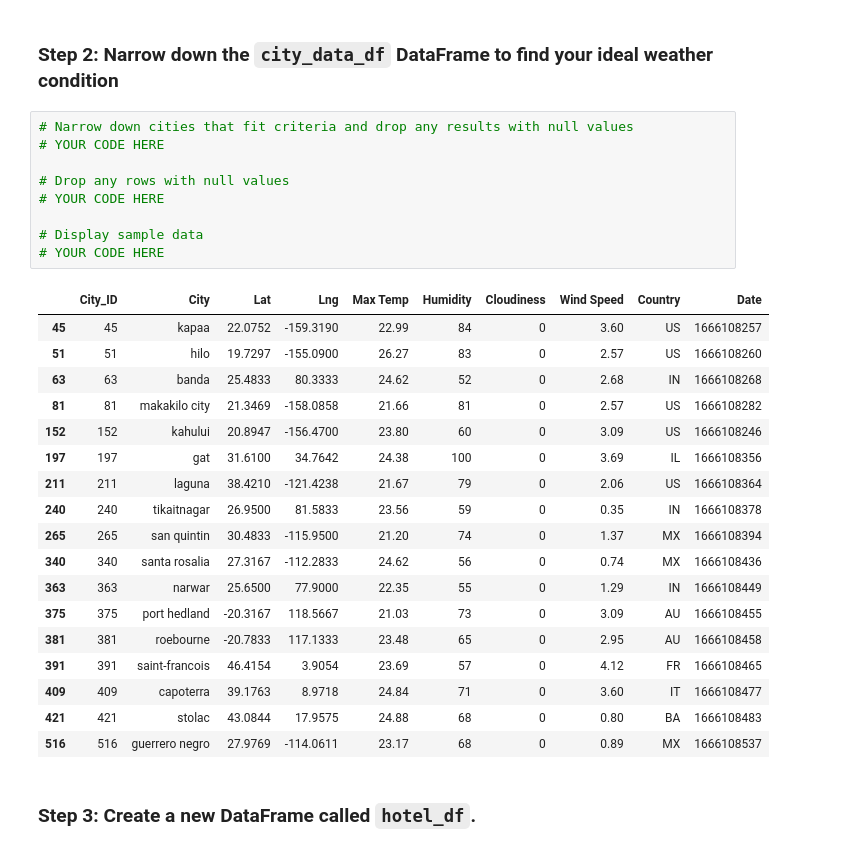
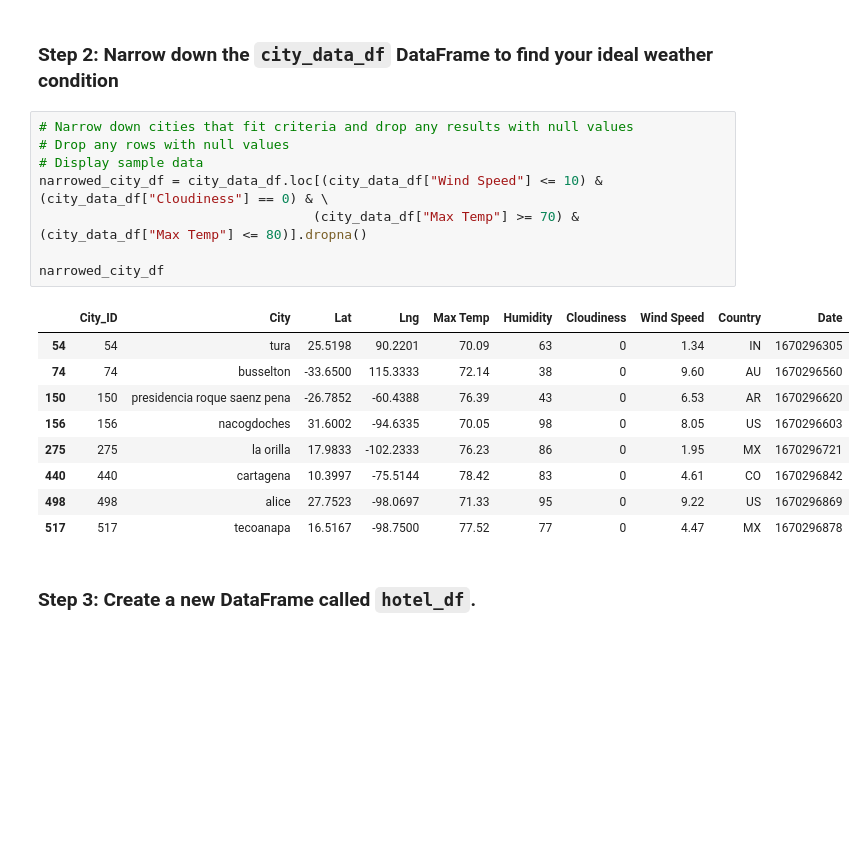
Before and after one commit to guptga/python-api-challenge, a Jupyter notebook: VacationPy.ipynb, the cells around one changed output. Drawn from its saved outputs; the diff is of its cells as text; blank space fills up the shorter version.

```diff
--- a/VacationPy.ipynb
+++ b/VacationPy.ipynb
@@ -52,32 +57,22 @@ NameError: name 'geoapify' is not defined
 ### Step 2: Narrow down the `city_data_df` DataFrame to find your ideal weather condition
 # %%
 # Narrow down cities that fit criteria and drop any results with null values
-# YOUR CODE HERE
+# Drop any rows with null values
+# Display sample data
+narrowed_city_df = city_data_df.loc[(city_data_df["Wind Speed"] <= 10) & (city_data_df["Cloudiness"] == 0) & \
+                                   (city_data_df["Max Temp"] >= 70) & (city_data_df["Max Temp"] <= 80)].dropna()
 
-# Drop any rows with null values
-# YOUR CODE HERE
-
-# Display sample data
-# YOUR CODE HERE
+narrowed_city_df
 # %% [output]
 |  | City_ID | City | Lat | Lng | Max Temp | Humidity | Cloudiness | Wind Speed | Country | Date |
-| 45 | 45 | kapaa | 22.0752 | -159.3190 | 22.99 | 84 | 0 | 3.60 | US | 1666108257 |
-| 51 | 51 | hilo | 19.7297 | -155.0900 | 26.27 | 83 | 0 | 2.57 | US | 1666108260 |
-| 63 | 63 | banda | 25.4833 | 80.3333 | 24.62 | 52 | 0 | 2.68 | IN | 1666108268 |
-| 81 | 81 | makakilo city | 21.3469 | -158.0858 | 21.66 | 81 | 0 | 2.57 | US | 1666108282 |
-| 152 | 152 | kahului | 20.8947 | -156.4700 | 23.80 | 60 | 0 | 3.09 | US | 1666108246 |
-| 197 | 197 | gat | 31.6100 | 34.7642 | 24.38 | 100 | 0 | 3.69 | IL | 1666108356 |
-| 211 | 211 | laguna | 38.4210 | -121.4238 | 21.67 | 79 | 0 | 2.06 | US | 1666108364 |
-| 240 | 240 | tikaitnagar | 26.9500 | 81.5833 | 23.56 | 59 | 0 | 0.35 | IN | 1666108378 |
-| 265 | 265 | san quintin | 30.4833 | -115.9500 | 21.20 | 74 | 0 | 1.37 | MX | 1666108394 |
-| 340 | 340 | santa rosalia | 27.3167 | -112.2833 | 24.62 | 56 | 0 | 0.74 | MX | 1666108436 |
-| 363 | 363 | narwar | 25.6500 | 77.9000 | 22.35 | 55 | 0 | 1.29 | IN | 1666108449 |
-| 375 | 375 | port hedland | -20.3167 | 118.5667 | 21.03 | 73 | 0 | 3.09 | AU | 1666108455 |
-| 381 | 381 | roebourne | -20.7833 | 117.1333 | 23.48 | 65 | 0 | 2.95 | AU | 1666108458 |
-| 391 | 391 | saint-francois | 46.4154 | 3.9054 | 23.69 | 57 | 0 | 4.12 | FR | 1666108465 |
-| 409 | 409 | capoterra | 39.1763 | 8.9718 | 24.84 | 71 | 0 | 3.60 | IT | 1666108477 |
-| 421 | 421 | stolac | 43.0844 | 17.9575 | 24.88 | 68 | 0 | 0.80 | BA | 1666108483 |
-| 516 | 516 | guerrero negro | 27.9769 | -114.0611 | 23.17 | 68 | 0 | 0.89 | MX | 1666108537 |
+| 54 | 54 | tura | 25.5198 | 90.2201 | 70.09 | 63 | 0 | 1.34 | IN | 1670296305 |
+| 74 | 74 | busselton | -33.6500 | 115.3333 | 72.14 | 38 | 0 | 9.60 | AU | 1670296560 |
+| 150 | 150 | presidencia roque saenz pena | -26.7852 | -60.4388 | 76.39 | 43 | 0 | 6.53 | AR | 1670296620 |
+| 156 | 156 | nacogdoches | 31.6002 | -94.6335 | 70.05 | 98 | 0 | 8.05 | US | 1670296603 |
+| 275 | 275 | la orilla | 17.9833 | -102.2333 | 76.23 | 86 | 0 | 1.95 | MX | 1670296721 |
+| 440 | 440 | cartagena | 10.3997 | -75.5144 | 78.42 | 83 | 0 | 4.61 | CO | 1670296842 |
+| 498 | 498 | alice | 27.7523 | -98.0697 | 71.33 | 95 | 0 | 9.22 | US | 1670296869 |
+| 517 | 517 | tecoanapa | 16.5167 | -98.7500 | 77.52 | 77 | 0 | 4.47 | MX | 1670296878 |
 # %% [markdown]
 ### Step 3: Create a new DataFrame called `hotel_df`.
 # %%
```
Also changed, not shown: parts of 7 cells of this notebook.
